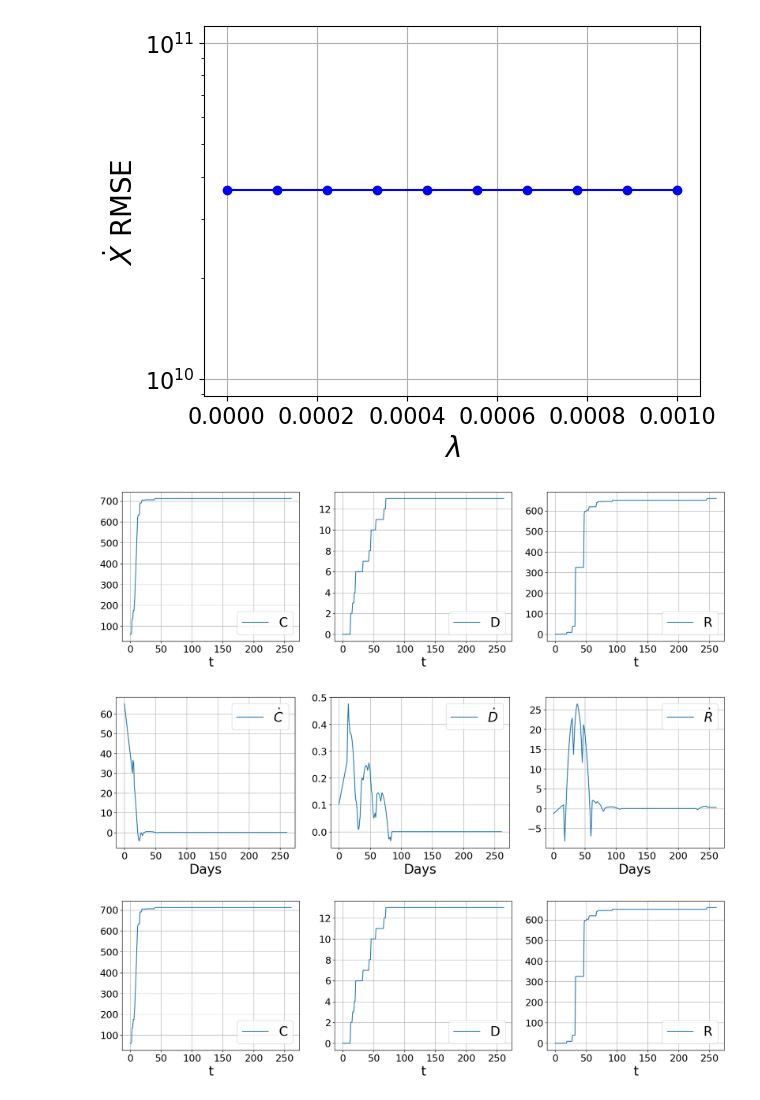
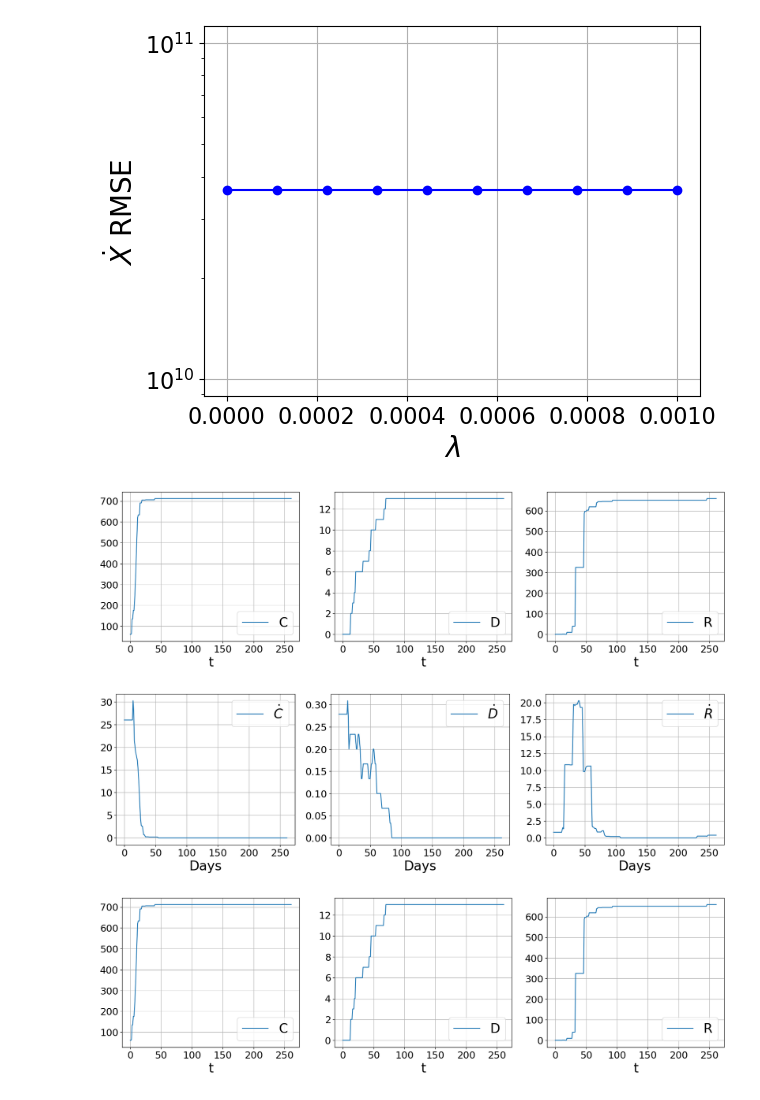
Before and after one commit to olufisayo-akindele/Sparse-Indetification-of-Nonlinear-Dynamics, a Jupyter notebook: pysindy-master/examples/1_feature_overview/Covid-19 sindy 2.ipynb, the cells around one changed output. Saved outputs shown, nothing was run; the diff lists cells and outputs as text; code cells hidden in the pictures.

```diff
--- a/pysindy-master/examples/1_feature_overview/Covid-19 sindy 2.ipynb
+++ b/pysindy-master/examples/1_feature_overview/Covid-19 sindy 2.ipynb
@@ -423,10 +423,10 @@ plot_pareto(coefs, sparse_regression_optimizer, model_test, threshold_scan, U_co
 [figure]
 # %%
 covid_dt=1
-plot_data_and_derivative(U_comp,covid_dt, ps.SmoothedFiniteDifference(smoother_kws={'window_length': 30, 'polyorder': 2})._differentiate)
+plot_data_and_derivative(U_comp,covid_dt, ps.SmoothedFiniteDifference(smoother_kws={'window_length': 30, 'polyorder': 1})._differentiate)
 # %% [output]
 [figure]
-[figure, old version]
+[figure, new version]
 # %%
 covid_dt=1
 plot_data_and_derivative(U_comp,covid_dt, ps.SmoothedFiniteDifference(smoother_kws={'window_length': 50, 'polyorder': 1})._differentiate)
```
Also changed, not shown: parts of 2 cells of this notebook.
